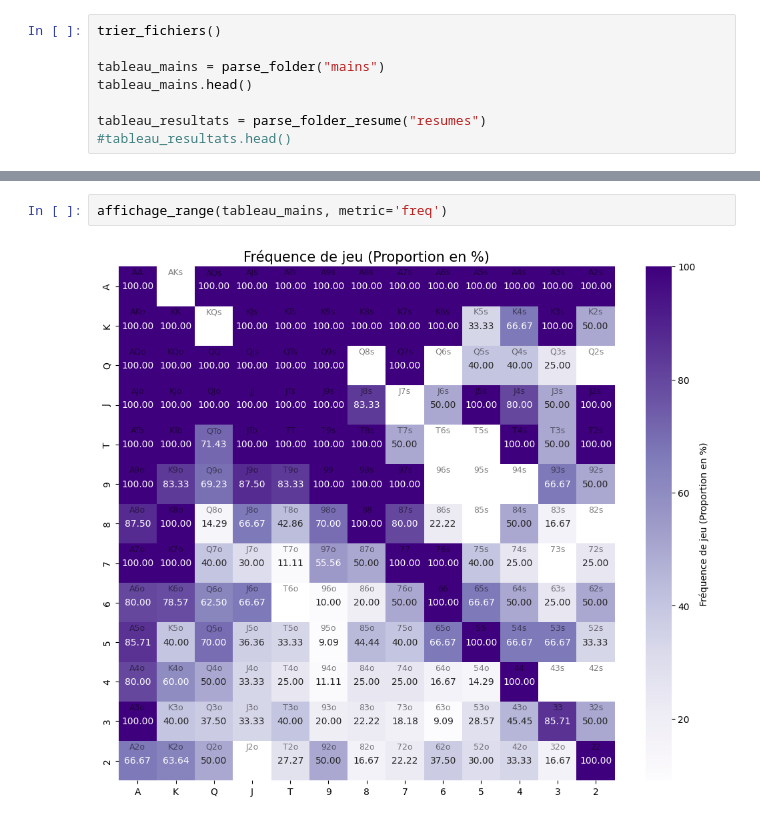
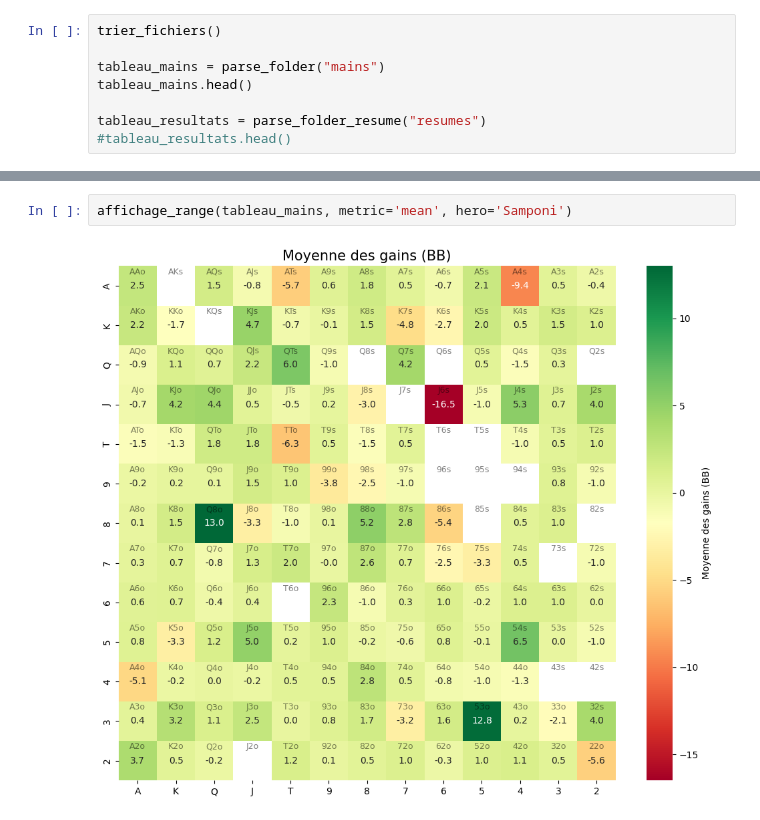
Before and after one commit to MathisKacer/projet_poker, a Jupyter notebook: execution.ipynb, the cells around one changed output, grey strips where cells are left out. Drawn from its saved outputs; the diff is of its cells as text.

```diff
--- a/execution.ipynb
+++ b/execution.ipynb
@@ -24,4 +32,4 @@ Affichage des ranges
 # %%
-affichage_range(tableau_mains, metric='freq')
+affichage_range(tableau_mains, metric='mean', hero='Samponi')
 # %% [output]
-[figure, old version]
+[figure, new version]
```
Also changed, not shown: parts of 2 cells of this notebook, 6 other files.
